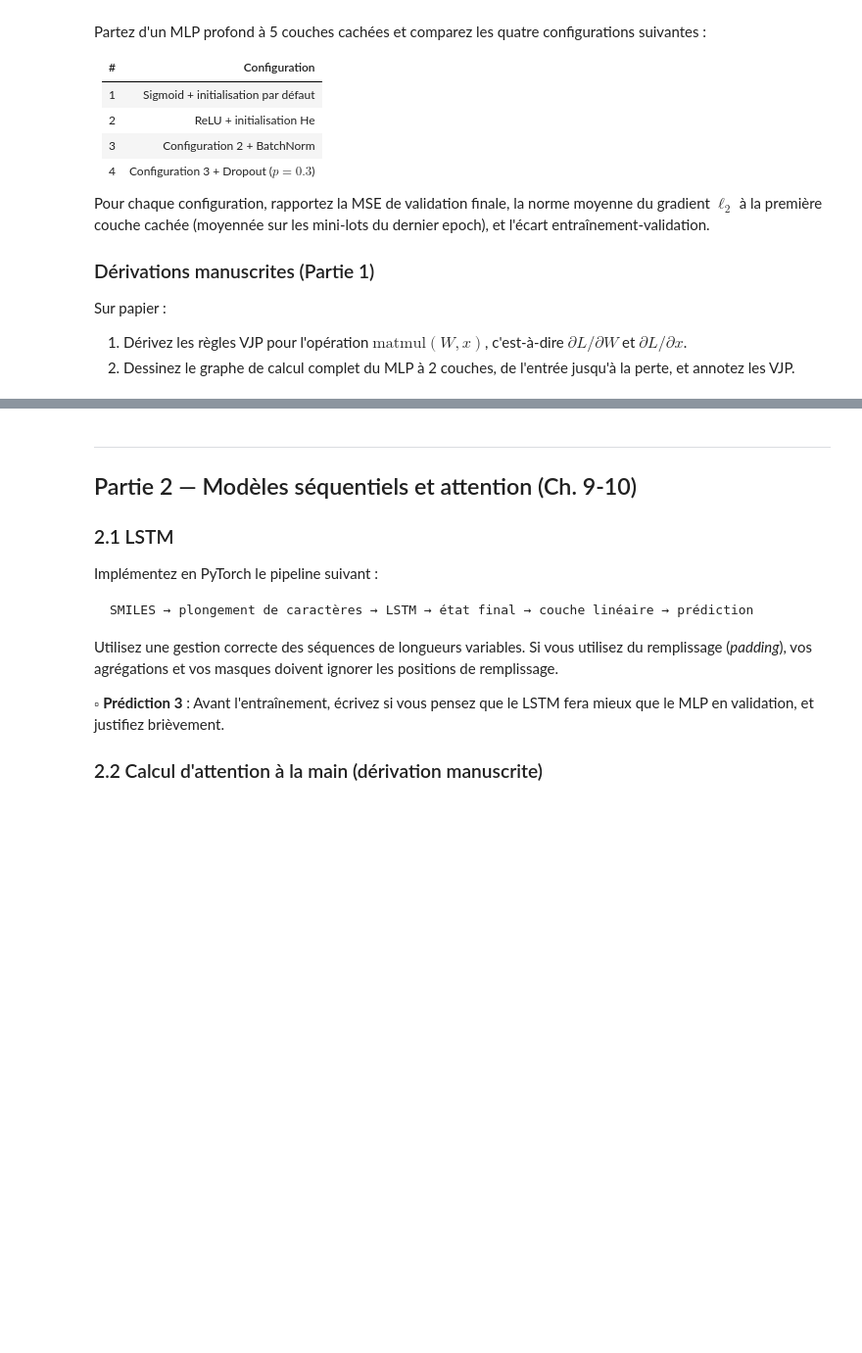
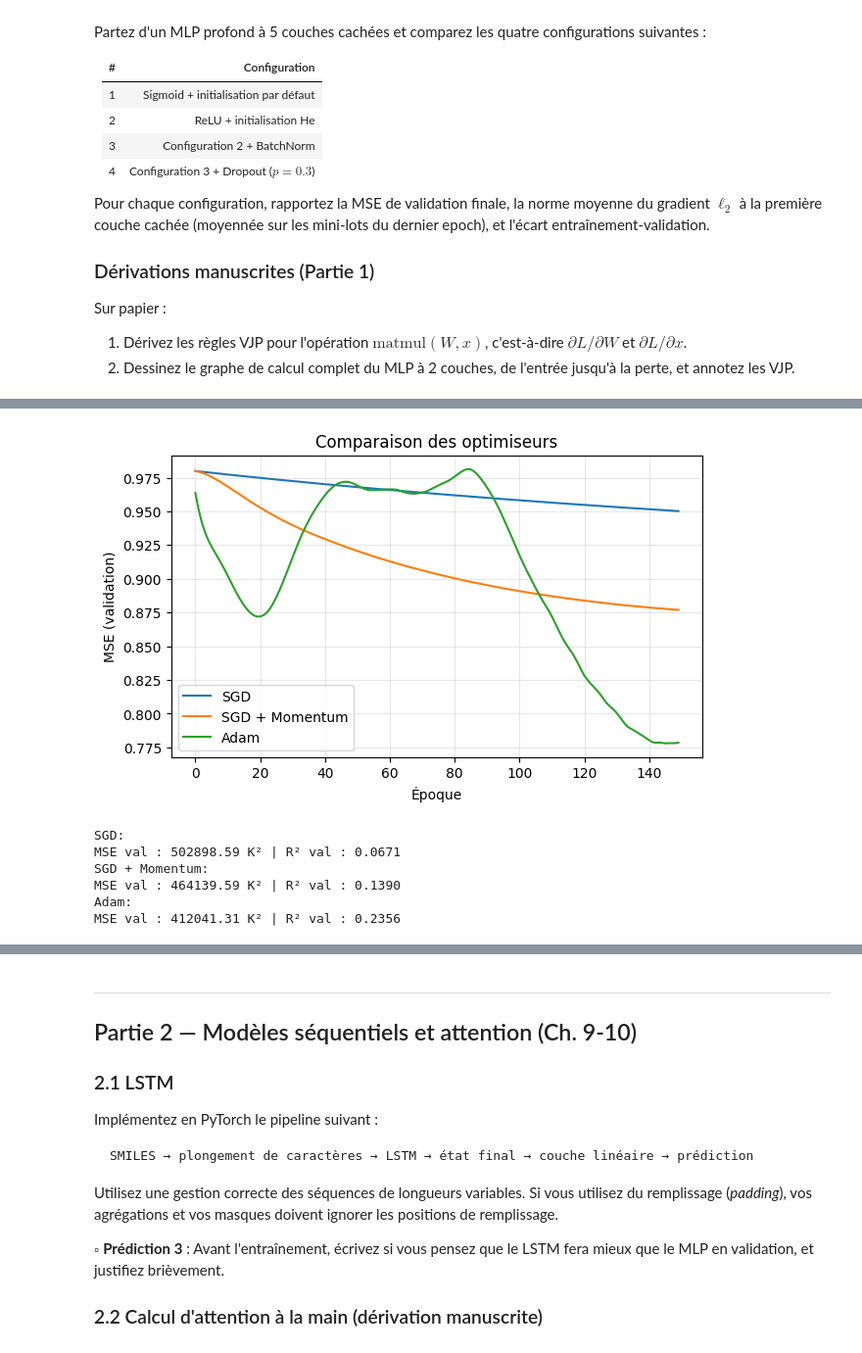
Before and after one commit to Jhosim-Agudelo/IFT3395-TP2, a Jupyter notebook: Devoir_2.ipynb, the cells around one changed output, grey strips where cells are left out. Shown at 98% size. Saved outputs shown, nothing was run; the diff lists cells and outputs as text; code cells hidden in the pictures; blank space fills up the shorter version.

```diff
--- a/Devoir_2.ipynb
+++ b/Devoir_2.ipynb
@@ -156,0 +281,30 @@ print(f"Caractéristiques par molécule : {X_train.shape[1]} ({len(vocab)} fréq
+# %%
+torch.manual_seed(SEED)
+model_sgd, sgd_train_loss, sgd_val = train_mlp(optimizer_name="SGD", lr=1e-3, n_epochs=150)
+torch.manual_seed(SEED)
+model_sgdm, sgd_momentum_train_loss, sgd_momentum_val = train_mlp(optimizer_name="SGD_momentum", lr=1e-3, n_epochs=150)
+torch.manual_seed(SEED)
+model_adam, adam_train_loss, adam_val = train_mlp(optimizer_name="Adam", lr=1e-3, n_epochs=150)
+# %%
+plt.figure(figsize=(7, 4))
+plt.plot(sgd_val, label="SGD")
+plt.plot(sgd_momentum_val, label="SGD + Momentum")
+plt.plot(adam_val, label="Adam")
+plt.xlabel("Époque")
+plt.ylabel("MSE (validation)")
+plt.title("Comparaison des optimiseurs")
+plt.legend()
+plt.grid(True, alpha=0.3)
+plt.show()
+
+for name, model in [("SGD", model_sgd), ("SGD + Momentum", model_sgdm), ("Adam", model_adam)]:
+    print(f"{name}:")
+    print_metrics(model, X_val_t, y_val_t, y_mean, y_std)
+# %% [output]
+[figure, added]
+SGD:
+MSE val : 502898.59 K² | R² val : 0.0671
+SGD + Momentum:
+MSE val : 464139.59 K² | R² val : 0.1390
+Adam:
+MSE val : 412041.31 K² | R² val : 0.2356
```
Also changed, not shown: parts of 10 cells of this notebook.
